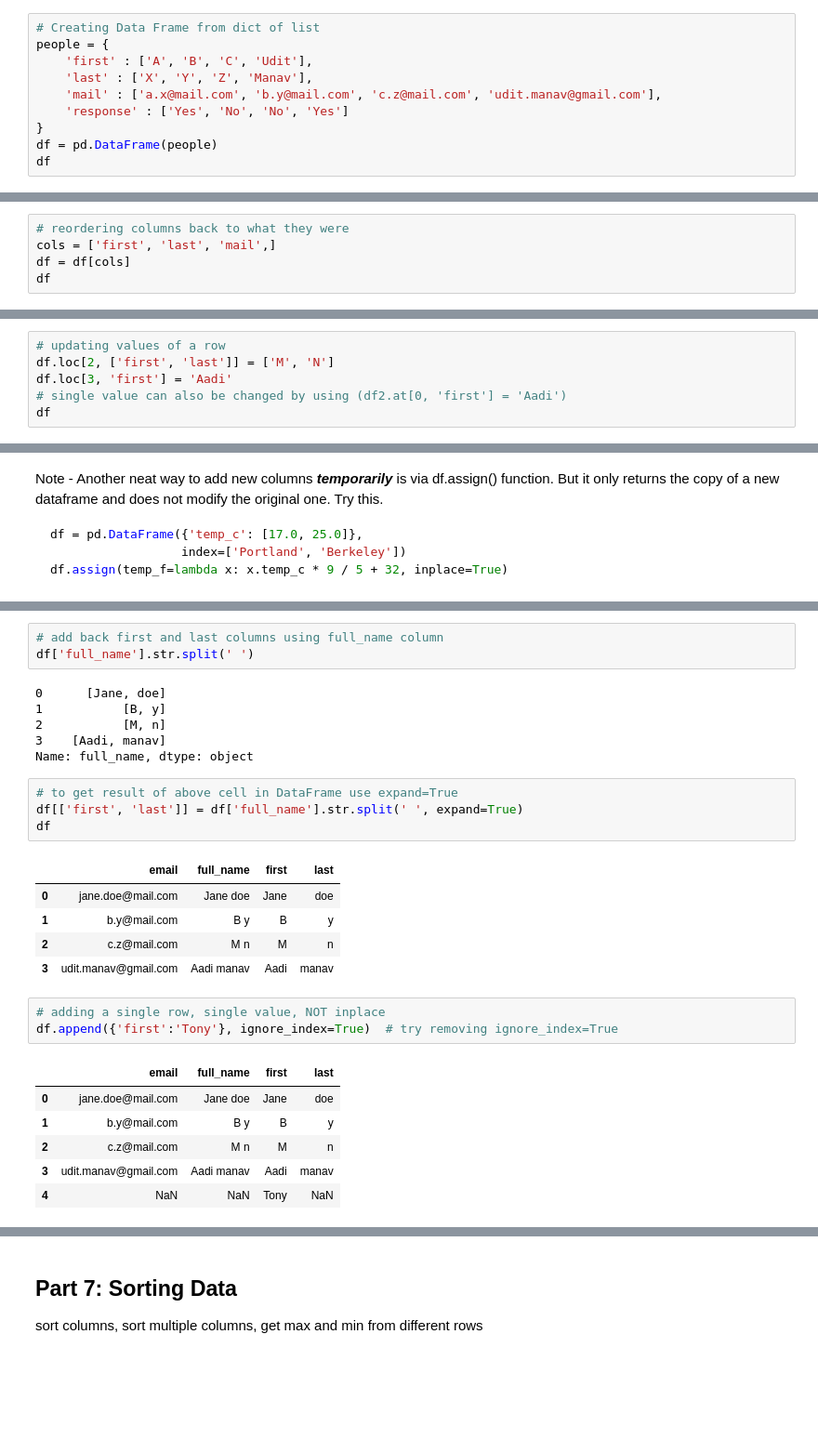
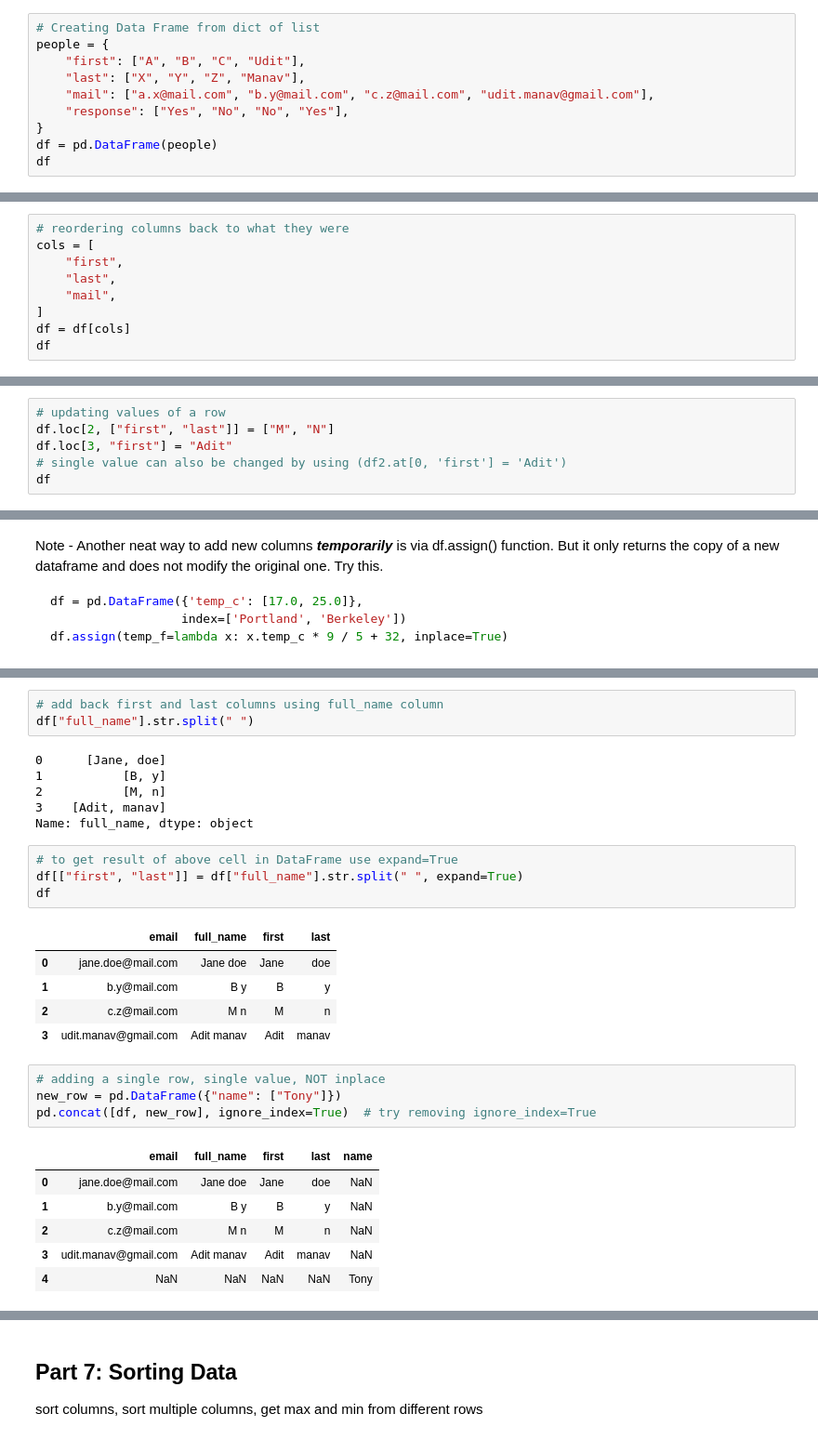
Before and after one commit to PrepVector/Python-Masterclass, a Jupyter notebook: pandas/Pandas_Tutorial.ipynb, the cells around one changed output, grey strips where cells are left out. Shown at 93% size. Saved outputs shown, nothing was run; the diff lists cells and outputs as text; blank space fills up the shorter version.

```diff
--- a/pandas/Pandas_Tutorial.ipynb
+++ b/pandas/Pandas_Tutorial.ipynb
@@ -30,10 +28,10 @@ df.value_counts(), df.loc, df.iloc,
 # %%
 # Creating Data Frame from dict of list
 people = {
-    'first' : ['A', 'B', 'C', 'Udit'],
-    'last' : ['X', 'Y', 'Z', 'Manav'],
-    'mail' : ['a.x@mail.com', 'b.y@mail.com', 'c.z@mail.com', 'udit.manav@gmail.com'],
-    'response' : ['Yes', 'No', 'No', 'Yes']
+    "first": ["A", "B", "C", "Udit"],
+    "last": ["X", "Y", "Z", "Manav"],
+    "mail": ["a.x@mail.com", "b.y@mail.com", "c.z@mail.com", "udit.manav@gmail.com"],
+    "response": ["Yes", "No", "No", "Yes"],
 }
 df = pd.DataFrame(people)
 df
@@ -217,7 +213,11 @@ df[filtr]
 | 2 | c.z@mail.com | C | Z | No |
 # %%
 # reordering columns back to what they were
-cols = ['first', 'last', 'mail',]
+cols = [
+    "first",
+    "last",
+    "mail",
+]
 df = df[cols]
 df
 # %% [output]
@@ -266,8 +266,8 @@ See the caveats in the documentation: https://pandas.pydata.org/pandas-docs/stab
 | 3 | Udit | Manav | udit.manav@gmail.com |
 # %%
 # updating values of a row
-df.loc[2, ['first', 'last']] = ['M', 'N']
-df.loc[3, 'first'] = 'Aadi'
-# single value can also be changed by using (df2.at[0, 'first'] = 'Aadi')
+df.loc[2, ["first", "last"]] = ["M", "N"]
+df.loc[3, "first"] = "Adit"
+# single value can also be changed by using (df2.at[0, 'first'] = 'Adit')
 df
 # %% [output]
@@ -485,32 +462,33 @@ df
 # %%
 # add back first and last columns using full_name column
-df['full_name'].str.split(' ')
+df["full_name"].str.split(" ")
 # %% [output]
 0      [Jane, doe]
 1           [B, y]
 2           [M, n]
-3    [Aadi, manav]
+3    [Adit, manav]
 Name: full_name, dtype: object
 # %%
 # to get result of above cell in DataFrame use expand=True
-df[['first', 'last']] = df['full_name'].str.split(' ', expand=True)
+df[["first", "last"]] = df["full_name"].str.split(" ", expand=True)
 df
 # %% [output]
 |  | email | full_name | first | last |
 | 0 | jane.doe@mail.com | Jane doe | Jane | doe |
 | 1 | b.y@mail.com | B y | B | y |
 | 2 | c.z@mail.com | M n | M | n |
-| 3 | udit.manav@gmail.com | Aadi manav | Aadi | manav |
+| 3 | udit.manav@gmail.com | Adit manav | Adit | manav |
 # %%
 # adding a single row, single value, NOT inplace
-df.append({'first':'Tony'}, ignore_index=True)  # try removing ignore_index=True
+new_row = pd.DataFrame({"name": ["Tony"]})
+pd.concat([df, new_row], ignore_index=True)  # try removing ignore_index=True
 # %% [output]
-|  | email | full_name | first | last |
-| 0 | jane.doe@mail.com | Jane doe | Jane | doe |
-| 1 | b.y@mail.com | B y | B | y |
-| 2 | c.z@mail.com | M n | M | n |
-| 3 | udit.manav@gmail.com | Aadi manav | Aadi | manav |
-| 4 | NaN | NaN | Tony | NaN |
+|  | email | full_name | first | last | name |
+| 0 | jane.doe@mail.com | Jane doe | Jane | doe | NaN |
+| 1 | b.y@mail.com | B y | B | y | NaN |
+| 2 | c.z@mail.com | M n | M | n | NaN |
+| 3 | udit.manav@gmail.com | Adit manav | Adit | manav | NaN |
+| 4 | NaN | NaN | NaN | NaN | Tony |
 # %%
 # adding 2 DataFrames together
 people2 = {
```
Also changed, not shown: parts of 58 cells of this notebook, 1 other file.
